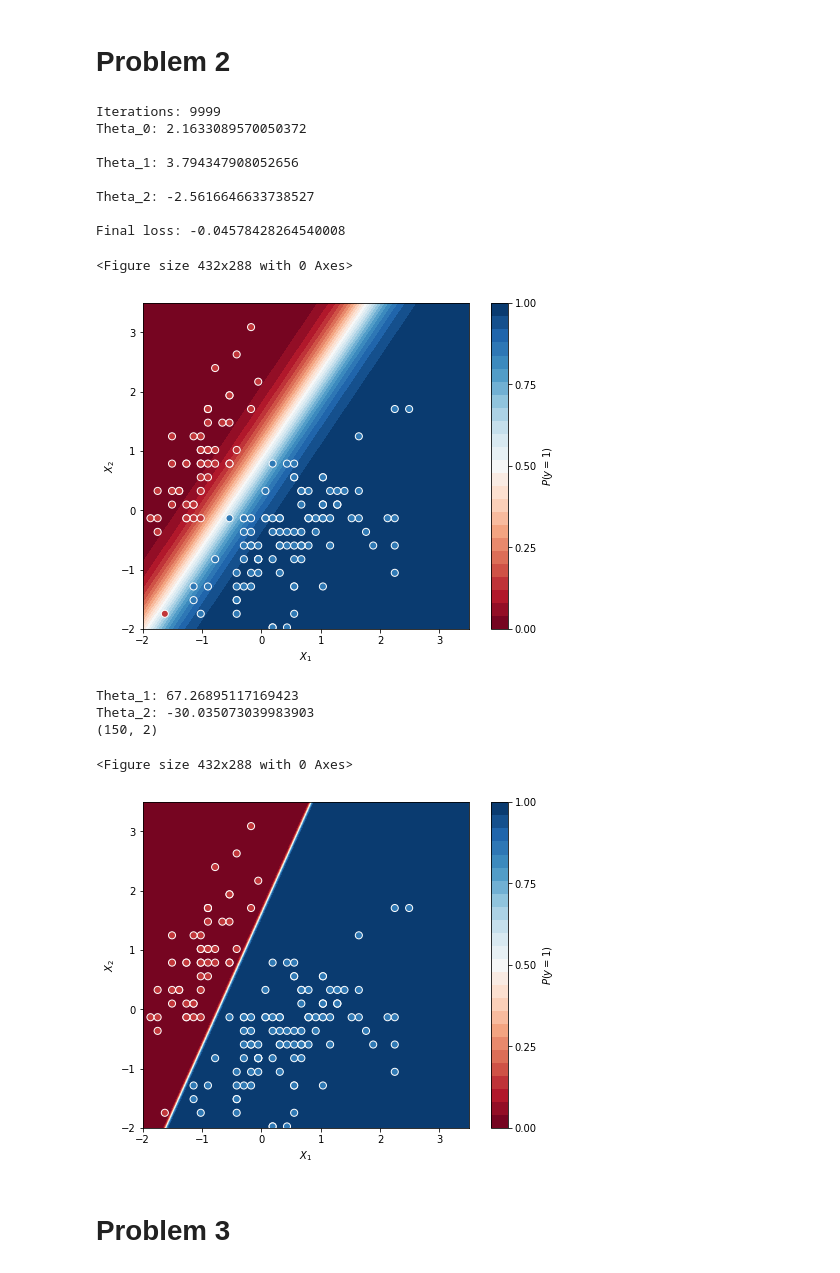
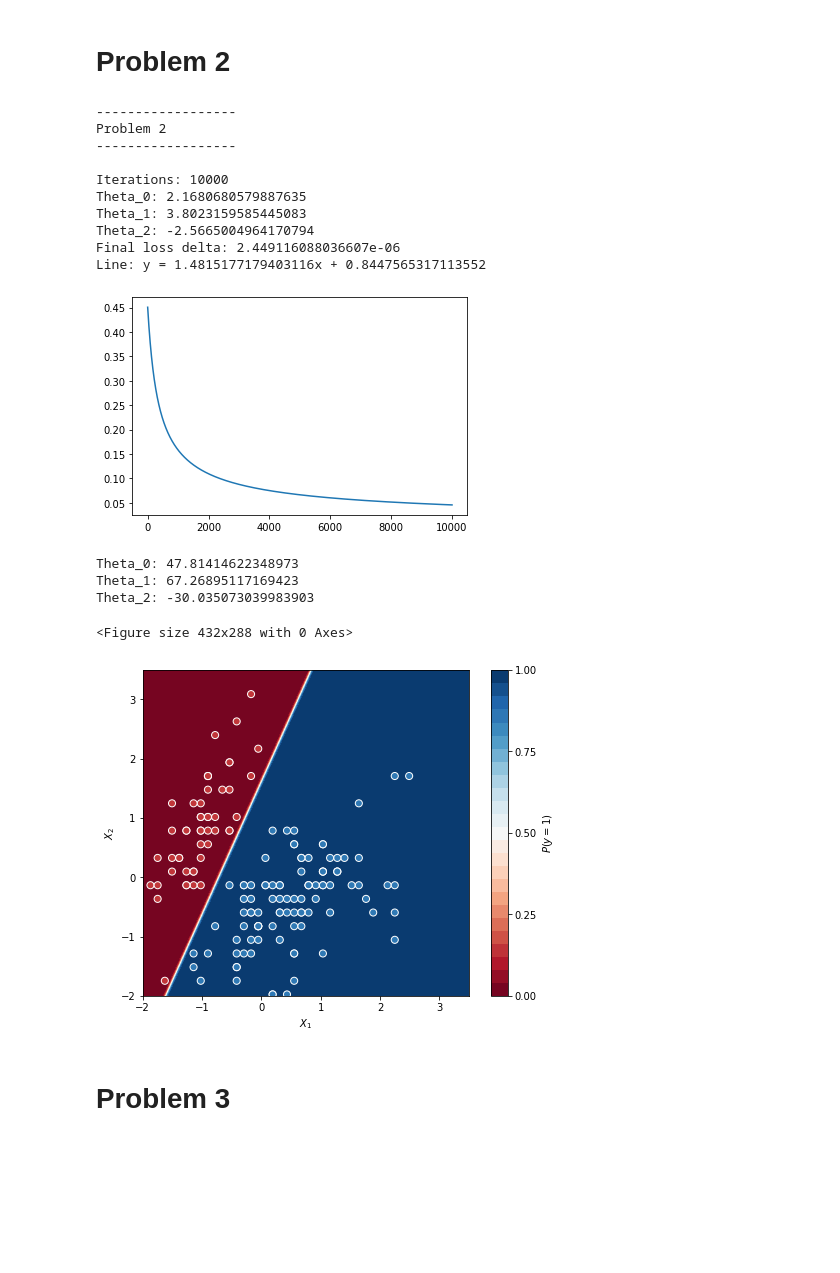
Before and after one commit to dp834/CS383, a Jupyter notebook: Homework/2/Homework2.ipynb, the cells around one changed output. Cells and saved outputs as stored; diff of their text form; code cells hidden in the pictures; blank space fills up the shorter version.

```diff
--- a/Homework/2/Homework2.ipynb
+++ b/Homework/2/Homework2.ipynb
@@ -1,6 +1,6 @@
 # %%
 import numpy as np
-import matplotlib.pyplot as plt
+import matplotlib
 from random import seed, shuffle, uniform
 from math import ceil, sqrt
 from functools import reduce
@@ -10,46 +10,52 @@ import os
 # if running just for output don't halt to show plots
 # plots will be saved in images folder
 if __name__ == '__main__':
+    matplotlib.use('Agg')
     no_interact = True
+import matplotlib.pyplot as plt
 
 IMG_FOLDER = "images/"
 if not os.path.exists(IMG_FOLDER):
     os.makedirs(IMG_FOLDER)
 # %%
 def sigmoid(X, Theta):
+
     return 1/(1+np.exp(-X@Theta))
 def cost(guess, actual):
-    return 1/(guess.shape[0]) * np.sum(actual.T*np.log(guess) + (1-actual).T*np.log(1-guess))
+    with np.errstate(divide='ignore'):
+        return 1/(guess.shape[0]) * np.sum(actual.T@np.log(guess) + (1-actual).T@np.log(1-guess))
 def logistic_regression(X, Y, iterations=10000, learning_rate=.01):
+    seed(0)
 
     Theta = np.array([uniform(-1,1) for _ in range(X.shape[1])]).T
 
     loss = []
     for i in range(iterations):
         # compute cost
-        loss.append(cost(sigmoid(X,Theta),Y))
+        loss.append(-cost(sigmoid(X,Theta),Y))
 
         # If the abosulte value of the change in the loss
         # on the training data is less than 2^-23
         # skip the first iteration's check
-        if(i > 0 and np.abs(loss[i] - loss[i-1]) < 2**-23):
+        if(i > 0 and (np.isnan(loss[i]) or np.abs(loss[i] - loss[i-1]) < 2**-23)):
             break
 
         # Compute the gradient (partial l)/(partial theta)
         dl_dt = (learning_rate/X.shape[0]) * X.T@(Y - sigmoid(X, Theta))
 
         Theta += dl_dt
+
     return {"theta": Theta,
-            "iterations": i,
+            "iterations": i + 1,
             "loss": loss}
 
-def get_stats(guess, actual):
+def get_stats(guess, actual, threshold=.5):
     TP = 0
     FP = 0
     TN = 0
     FN = 0
     for i in range(len(guess)):
-        if(guess.item(i) > .5):
+        if(guess.item(i) > threshold):
             if(test_y.item(i) == 1):
                 TP += 1
             else:
@@ -72,7 +78,7 @@ def get_stats(guess, actual):
 # Problem 2
 # %%
 from sklearn.datasets import load_iris
-
+print("------------------\nProblem 2\n------------------\n")
 iris = load_iris()
 X_nonstandard = np.array(iris.data[:, :2])
 Y = np.array((iris.target != 0) * 1).T
@@ -89,55 +95,60 @@ Theta = results["theta"]
 
 print("Iterations: {}".format(results["iterations"]))
 for i in range(Theta.shape[0]):
-    print("Theta_{}: {}\n".format(i, Theta.item(i)))
-print("Final loss: {}".format(results["loss"][-1]))
+    print("Theta_{}: {}".format(i, Theta.item(i)))
+print("Final loss delta: {}".format(np.abs(results["loss"][-1] - results["loss"][-2])))
+print("Line: y = {}x + {}".format(Theta.item(1)/-Theta.item(2), Theta.item(0)/-Theta.item(2)))
 # %% [output]
-Iterations: 9999
-Theta_0: 2.1633089570050372
+------------------
+Problem 2
+------------------
 
-Theta_1: 3.794347908052656
-
-Theta_2: -2.5616646633738527
-
-Final loss: -0.04578428264540008
+Iterations: 10000
+Theta_0: 2.1680680579887635
+Theta_1: 3.8023159585445083
+Theta_2: -2.5665004964170794
+Final loss delta: 2.449116088036607e-06
+Line: y = 1.4815177179403116x + 0.8447565317113552
 # %%
 # Graphing section taken from https://stackoverflow.com/questions/28256058/plotting-decision-boundary-of-logistic-regression
 fig = plt.figure()
 xx, yy = np.mgrid[-2:3.5:.01, -2:3.5:.01]
 grid = np.c_[xx.ravel(), yy.ravel()]
 grid = np.insert(grid,0,1,axis=1)
 probs = sigmoid(grid,Theta).reshape(xx.shape)
 
 
 f, ax = plt.subplots(figsize=(8, 6))
 contour = ax.contourf(xx, yy, probs, 25, cmap="RdBu",
                       vmin=0, vmax=1)
 ax_c = f.colorbar(contour)
 ax_c.set_label("$P(y = 1)$")
 ax_c.set_ticks([0, .25, .5, .75, 1])
 
 ax.scatter(X[:,1], X[:,2], c=Y, s=50,
            cmap="RdBu", vmin=-.2, vmax=1.2,
            edgecolor="white", linewidth=1)
 
 ax.set(aspect="equal",
        xlim=(-2, 3.5), ylim=(-2, 3.5),
        xlabel="$X_1$", ylabel="$X_2$")
 
 
-#plt.plot(range(len(loss)), loss)
-plt.savefig(IMG_FOLDER + "Q2-Cost-vs-Iterations.png")
+plt.savefig(IMG_FOLDER + "Q2-threshold.png")
 if(not no_interact):
     plt.show()
+plt.close()
+plt.plot(range(len(results["loss"])), results["loss"])
+plt.savefig(IMG_FOLDER + "Q2-cost-vs-iterations.png")
+if(not no_interact):
+    plt.show()
 # %% [output]
-<Figure size 432x288 with 0 Axes>
-[figure, old version]
+[figure, new version]
 # %%
 from sklearn.linear_model import LogisticRegression
 lgr = LogisticRegression(penalty='none', solver='lbfgs', max_iter=10000)
 lgr.fit(X[:,1:],Y)
-print("Theta_1: {}\nTheta_2: {}".format(lgr.coef_.item(0),lgr.coef_.item(1)))
-print(X[:,1:].shape)
+print("Theta_0: {}\nTheta_1: {}\nTheta_2: {}".format(lgr.intercept_[0], lgr.coef_.item(0),lgr.coef_.item(1)))
 fig = plt.figure()
 xx, yy = np.mgrid[-2:3.5:.01, -2:3.5:.01]
 grid = np.c_[xx.ravel(), yy.ravel()]
@@ -159,14 +170,13 @@ ax.set(aspect="equal",
        xlabel="$X_1$", ylabel="$X_2$")
 
 
-#plt.plot(range(len(loss)), loss)
-plt.savefig(IMG_FOLDER + "Q2-Cost-vs-Iterations.png")
+plt.savefig(IMG_FOLDER + "Q2-built-in-threshold.png")
 if(not no_interact):
     plt.show()
 # %% [output]
+Theta_0: 47.81414622348973
 Theta_1: 67.26895117169423
 Theta_2: -30.035073039983903
-(150, 2)
 <Figure size 432x288 with 0 Axes>
 [figure]
 # %% [markdown]
```
Also changed, not shown: parts of 5 cells of this notebook, 1 other file.
